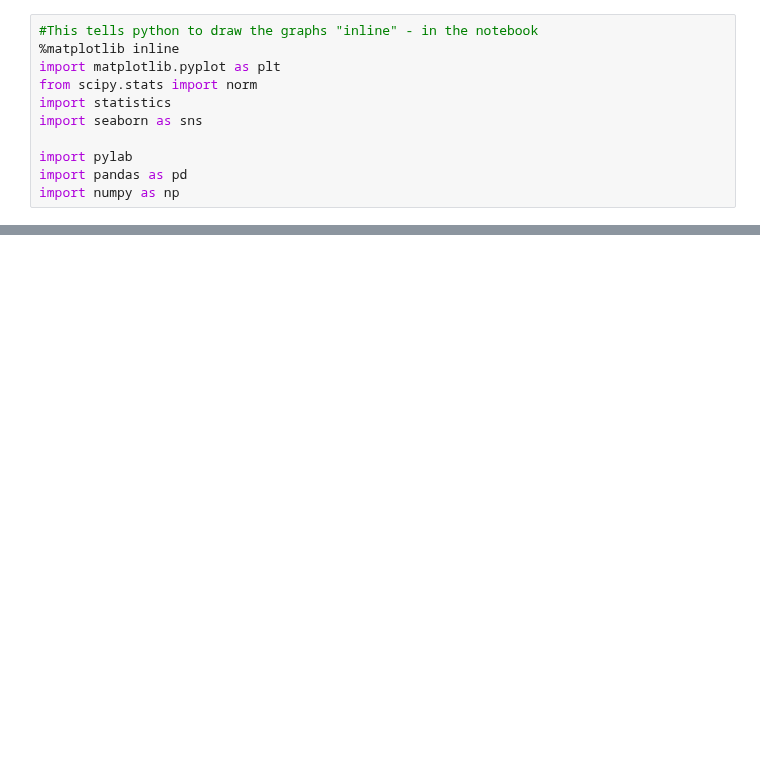
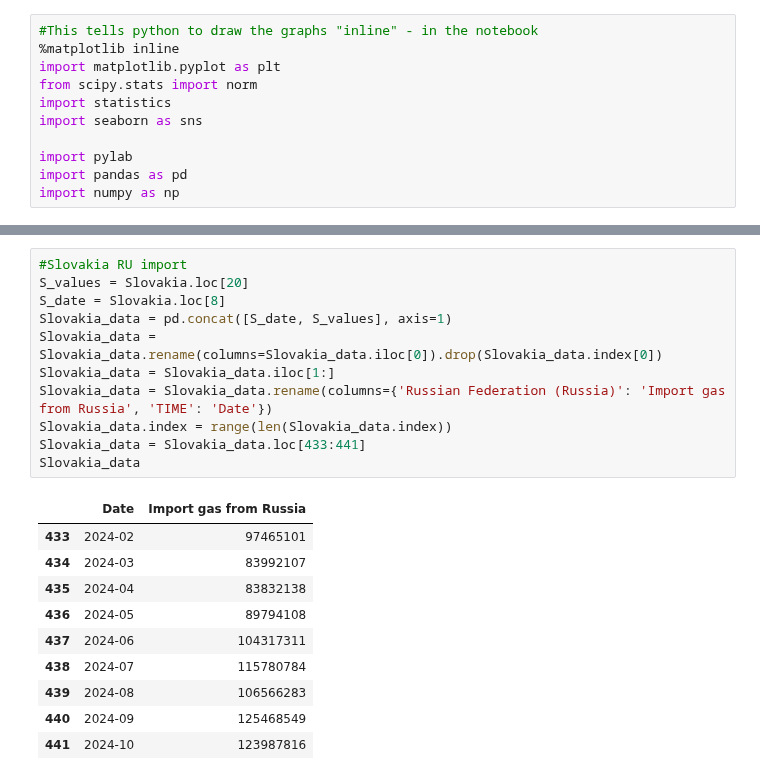
Before and after one commit to Anson422/Anson-Eva-Valerie, a Jupyter notebook: Stacked Bar Chart/EU_import_RU_gas.ipynb, the cells around one changed output, grey strips where cells are left out. Saved outputs shown, nothing was run; the diff lists cells and outputs as text; blank space fills up the shorter version.

```diff
--- a/Stacked Bar Chart/EU_import_RU_gas.ipynb
+++ b/Stacked Bar Chart/EU_import_RU_gas.ipynb
@@ -83,0 +83,22 @@ dfs["Estonia"]
+# %%
+#Slovakia RU import
+S_values = Slovakia.loc[20]
+S_date = Slovakia.loc[8]
+Slovakia_data = pd.concat([S_date, S_values], axis=1)
+Slovakia_data = Slovakia_data.rename(columns=Slovakia_data.iloc[0]).drop(Slovakia_data.index[0])
+Slovakia_data = Slovakia_data.iloc[1:]
+Slovakia_data = Slovakia_data.rename(columns={'Russian Federation (Russia)': 'Import gas from Russia', 'TIME': 'Date'})
+Slovakia_data.index = range(len(Slovakia_data.index))
+Slovakia_data = Slovakia_data.loc[433:441]
+Slovakia_data
+# %% [output]
+|  | Date | Import gas from Russia |
+| 433 | 2024-02 | 97465101 |
+| 434 | 2024-03 | 83992107 |
+| 435 | 2024-04 | 83832138 |
+| 436 | 2024-05 | 89794108 |
+| 437 | 2024-06 | 104317311 |
+| 438 | 2024-07 | 115780784 |
+| 439 | 2024-08 | 106566283 |
+| 440 | 2024-09 | 125468549 |
+| 441 | 2024-10 | 123987816 |
```
Also changed, not shown: parts of 7 cells of this notebook.
